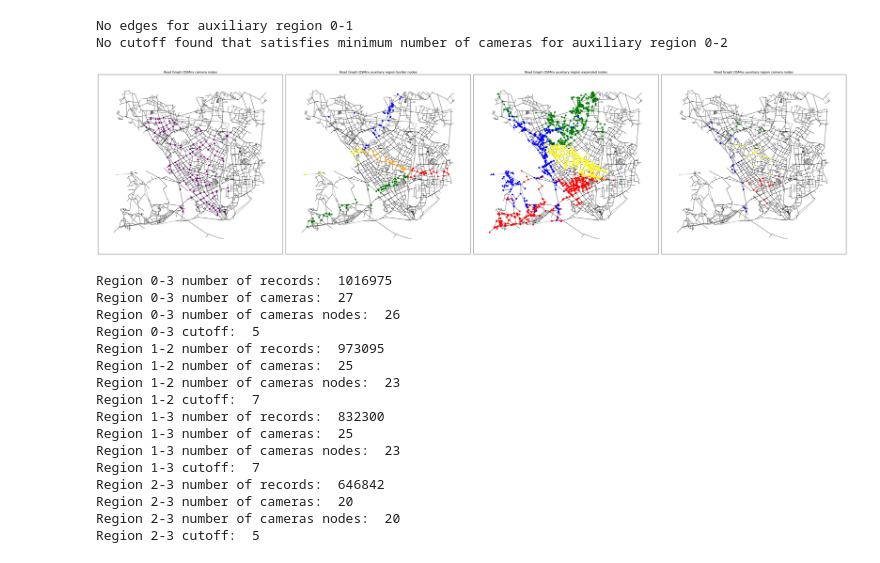
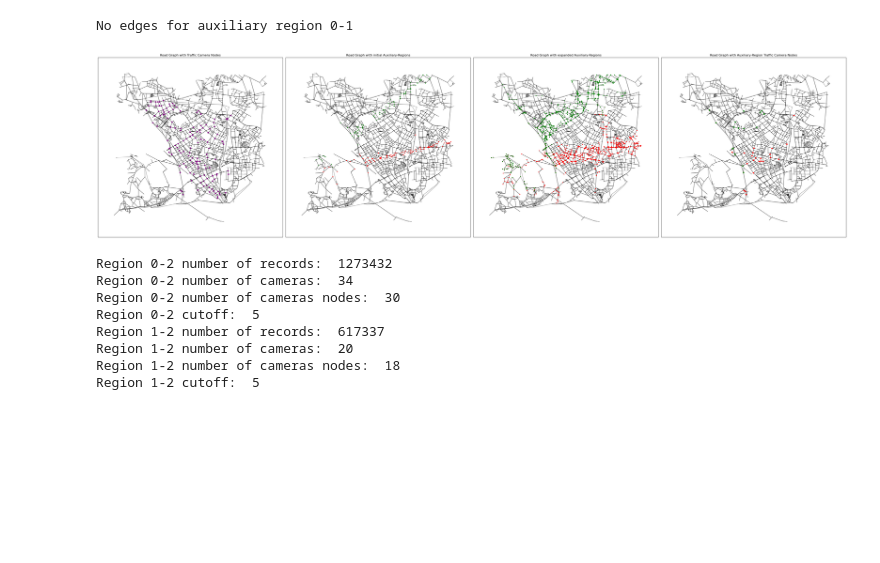
Before and after one commit to manuelck99/bachelors-thesis, a Jupyter notebook: bachelors_thesis/notebook/region_partitioning.ipynb, the cells around one changed output. Saved outputs shown, nothing was run; the diff lists cells and outputs as text; code cells hidden in the pictures; blank space fills up the shorter version.

```diff
--- a/bachelors_thesis/notebook/region_partitioning.ipynb
+++ b/bachelors_thesis/notebook/region_partitioning.ipynb
@@ -33,7 +33,7 @@ with open(f"{data_path}/dataset/records-{dataset}.json", mode="r", encoding="utf
 # %%
 # Parameters
 seed = 666
-number_of_regions = 4
+number_of_regions = 3
 colors = ["red", "green", "blue", "yellow", "orange", "cyan", "brown", "pink", "purple"]
 # %%
 nodes = [{"node_id": node, "x": road_graph.nodes[node]["x"], "y": road_graph.nodes[node]["y"]} for node in
@@ -84,20 +84,22 @@ for index, nodes_ in enumerate(regions_nodes):
         road_graph,
         pos,
         node_color=colors[index],
-        node_size=10,
+        node_size=5,
         nodelist=nodes_,
         ax=ax
     )
-
-ax.scatter(cameras_coordinates[:, 0], cameras_coordinates[:, 1], s=30, c=colors[-1], zorder=100)
-ax.set_title("Road Graph OSMnx partitioned into regions based on camera coordinates")
 
 legend = list()
 for region in range(number_of_regions):
     legend.append(plt.Line2D([0], [0], marker="o", color="w", markerfacecolor=colors[region], markersize=10,
                              label=f"Region {region}"))
-legend.append(plt.Line2D([0], [0], marker="o", color="w", markerfacecolor=colors[-1], markersize=10,
-                         label=f"Cameras"))
+
+ax.scatter(cameras_coordinates[:, 0], cameras_coordinates[:, 1], s=20, c="orange", zorder=100)
+legend.append(plt.Line2D([0], [0], marker="o", color="w", markerfacecolor="orange", markersize=10,
+                         label=f"Traffic Cameras"))
 plt.legend(handles=legend)
+
+ax.set_title("Road Graph partitioned into Regions based on Traffic Cameras")
+
 plt.show()
 # %% [output]
@@ -128,11 +130,13 @@ def get_ids_of_cameras_in_region(region_nodes: set[int], cameras_dict: dict) ->
             camera_ids.add(camera["camera_id"])
     return camera_ids
 
+
 # TODO: Try another approach (municipality-/district-based, historical data, alphashape, etc.)
 def find_auxiliary_regions(G: nx.MultiDiGraph, regions_nodes: list[set[int]]):
     aux_regions = list()
     number_of_regions = len(regions_nodes)
 
+    color = 0
     for i, j in combinations(range(number_of_regions), 2):
         nodes_i = regions_nodes[i]
         nodes_j = regions_nodes[j]
@@ -152,10 +156,12 @@ def find_auxiliary_regions(G: nx.MultiDiGraph, regions_nodes: list[set[int]]):
         aux_regions.append({
             "auxiliary": True,
             "region": (i, j),
+            "color": color,
             "nodes": aux_region_nodes,
             "edges_i_to_j": edges_i_to_j,
             "edges_j_to_i": edges_j_to_i,
         })
+        color += 1
 
     return aux_regions
 
@@ -189,6 +195,7 @@ def expand_auxiliary_regions(G: nx.MultiDiGraph, aux_regions: list[dict], camera
         expanded_aux_regions.append({
             "auxiliary": aux_region["auxiliary"],
             "region": aux_region["region"],
+            "color": aux_region["color"],
             "nodes": selected_cutoff_nodes,
             "cutoff": selected_cutoff,
             "edges_i_to_j": aux_region["edges_i_to_j"],
@@ -214,12 +221,12 @@ nx.draw_networkx_nodes(
     road_graph,
     pos,
     node_color=colors[-1],
-    node_size=30,
+    node_size=20,
     nodelist=cameras_nodes,
     ax=ax1
 )
 
-ax1.set_title("Road Graph OSMnx camera nodes")
+ax1.set_title("Road Graph with Traffic Camera Nodes")
 
 nx.draw_networkx_edges(
     road_graph,
@@ -234,13 +241,13 @@ for index, aux_region in enumerate(aux_regions):
     nx.draw_networkx_nodes(
         road_graph,
         pos,
-        node_color=colors[index],
-        node_size=30,
+        node_color=colors[aux_region["color"]],
+        node_size=5,
         nodelist=aux_region_nodes,
         ax=ax2
     )
 
-ax2.set_title("Road Graph OSMnx auxiliary region border nodes")
+ax2.set_title("Road Graph with initial Auxiliary-Regions")
 
 aux_regions = expand_auxiliary_regions(road_graph, aux_regions, cameras_dict,
                                        min_number_of_cameras=20, min_cutoff=5, max_cutoff=10)
@@ -258,13 +265,13 @@ for index, aux_region in enumerate(aux_regions):
     nx.draw_networkx_nodes(
         road_graph,
         pos,
-        node_color=colors[index],
-        node_size=30,
+        node_color=colors[aux_region["color"]],
+        node_size=5,
         nodelist=aux_region_nodes,
         ax=ax3
     )
 
-ax3.set_title("Road Graph OSMnx auxiliary region expanded nodes")
+ax3.set_title("Road Graph with expanded Auxiliary-Regions")
 
 nx.draw_networkx_edges(
     road_graph,
@@ -279,54 +286,45 @@ for index, aux_region in enumerate(aux_regions):
     nx.draw_networkx_nodes(
         road_graph,
         pos,
-        node_color=colors[index],
-        node_size=30,
+        node_color=colors[aux_region["color"]],
+        node_size=20,
         nodelist={cameras_dict[camera_id]["node_id"] for camera_id in
                   get_ids_of_cameras_in_region(aux_region_nodes, cameras_dict)},
         ax=ax4
     )
 
-ax4.set_title("Road Graph OSMnx auxiliary region camera nodes")
+ax4.set_title("Road Graph with Auxiliary-Region Traffic Camera Nodes")
 
 plt.tight_layout()
 plt.show()
 
 for aux_region in aux_regions:
     i, j = aux_region["region"]
     aux_region_nodes = aux_region["nodes"]
     cutoff = aux_region["cutoff"]
     number_of_cameras_in_region = get_number_of_cameras_in_nodes(aux_region_nodes, cameras_dict)
     camera_nodes_in_region = {cameras_dict[camera_id]["node_id"] for camera_id in
                               get_ids_of_cameras_in_region(aux_region_nodes, cameras_dict)}
 
     records = 0
     for camera_node in camera_nodes_in_region:
         records += get_number_of_records_for_node(camera_node, cameras_dict)
 
     print(f"Region {i}-{j} number of records: ", records)
     print(f"Region {i}-{j} number of cameras: ", number_of_cameras_in_region)
     print(f"Region {i}-{j} number of cameras nodes: ", len(camera_nodes_in_region))
     print(f"Region {i}-{j} cutoff: ", cutoff)
 # %% [output]
 No edges for auxiliary region 0-1
-No cutoff found that satisfies minimum number of cameras for auxiliary region 0-2
-[figure, old version]
+[figure, new version]
-Region 0-3 number of records:  1016975
-Region 0-3 number of cameras:  27
-Region 0-3 number of cameras nodes:  26
-Region 0-3 cutoff:  5
-Region 1-2 number of records:  973095
-Region 1-2 number of cameras:  25
-Region 1-2 number of cameras nodes:  23
-Region 1-2 cutoff:  7
-Region 1-3 number of records:  832300
-Region 1-3 number of cameras:  25
-Region 1-3 number of cameras nodes:  23
-Region 1-3 cutoff:  7
-Region 2-3 number of records:  646842
-Region 2-3 number of cameras:  20
-Region 2-3 number of cameras nodes:  20
-Region 2-3 cutoff:  5
+Region 0-2 number of records:  1273432
+Region 0-2 number of cameras:  34
+Region 0-2 number of cameras nodes:  30
+Region 0-2 cutoff:  5
+Region 1-2 number of records:  617337
+Region 1-2 number of cameras:  20
+Region 1-2 number of cameras nodes:  18
+Region 1-2 cutoff:  5
 # %%
 # Region: {
 #     "auxiliary": False,                          Indicates that this is a region
```
Also changed, not shown: parts of 1 cell of this notebook.
